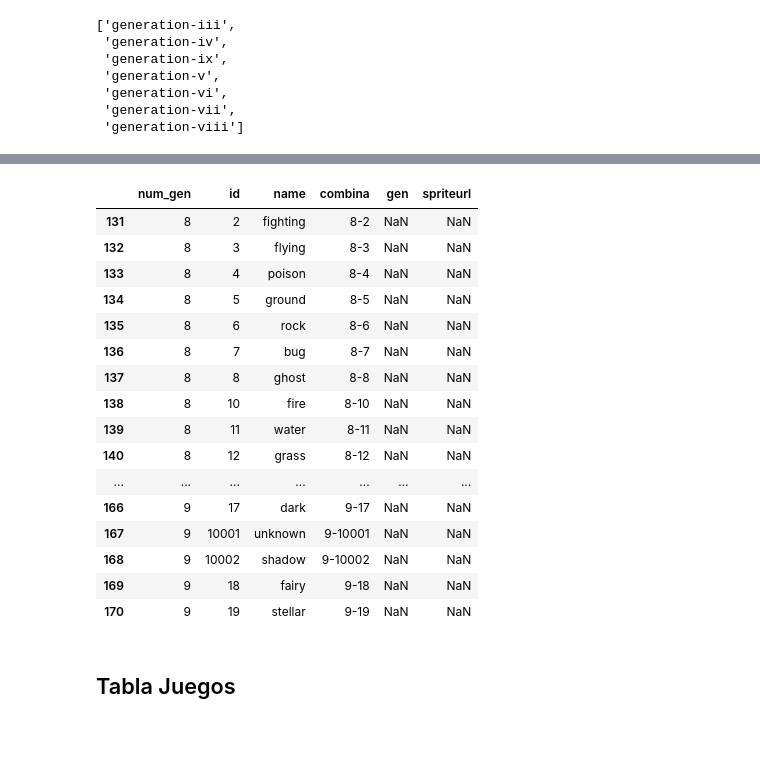
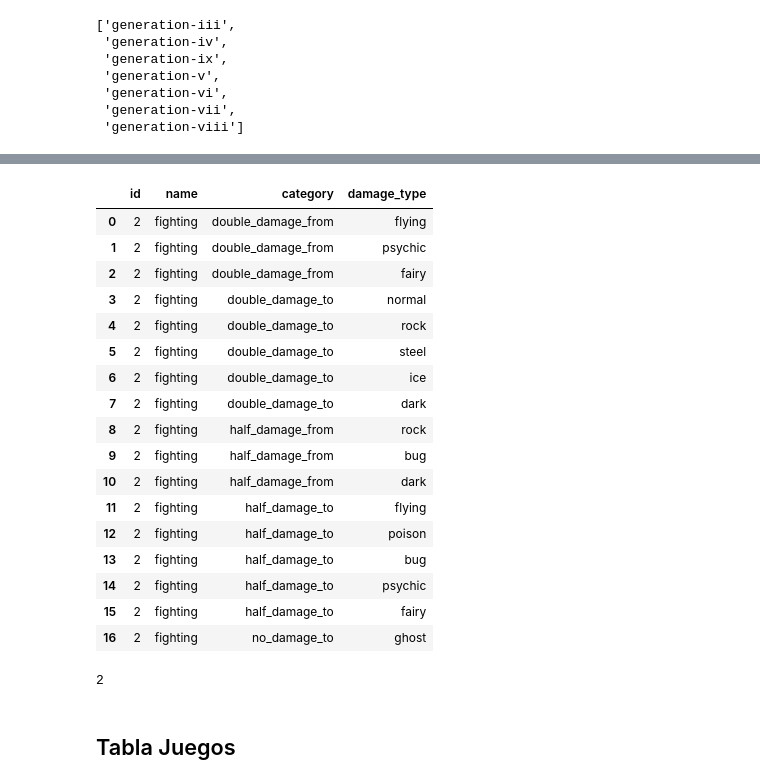
Before and after one commit to ADavid096/pokeproject, a Jupyter notebook: Script_infoDB.ipynb, the cells around one changed output, grey strips where cells are left out. Drawn from its saved outputs; the diff is of its cells as text; code cells hidden in the pictures; blank space fills up the shorter version.

```diff
--- a/Script_infoDB.ipynb
+++ b/Script_infoDB.ipynb
@@ -406,20 +407,0 @@ tabla_tipos_gen2.head(40)
-# %%
-tabla_tipos_gen2.tail(40)
-# %% [output]
-|  | num_gen | id | name | combina | gen | spriteurl |
-| 131 | 8 | 2 | fighting | 8-2 | NaN | NaN |
-| 132 | 8 | 3 | flying | 8-3 | NaN | NaN |
-| 133 | 8 | 4 | poison | 8-4 | NaN | NaN |
-| 134 | 8 | 5 | ground | 8-5 | NaN | NaN |
-| 135 | 8 | 6 | rock | 8-6 | NaN | NaN |
-| 136 | 8 | 7 | bug | 8-7 | NaN | NaN |
-| 137 | 8 | 8 | ghost | 8-8 | NaN | NaN |
-| 138 | 8 | 10 | fire | 8-10 | NaN | NaN |
-| 139 | 8 | 11 | water | 8-11 | NaN | NaN |
-| 140 | 8 | 12 | grass | 8-12 | NaN | NaN |
-| ... | ... | ... | ... | ... | ... | ... |
-| 166 | 9 | 17 | dark | 9-17 | NaN | NaN |
-| 167 | 9 | 10001 | unknown | 9-10001 | NaN | NaN |
-| 168 | 9 | 10002 | shadow | 9-10002 | NaN | NaN |
-| 169 | 9 | 18 | fairy | 9-18 | NaN | NaN |
-| 170 | 9 | 19 | stellar | 9-19 | NaN | NaN |
@@ -428,3 +414,47 @@ tabla_tipos_gen2.tail(40)
+# %%
+#Pendiente Efectividades
+lista_efectividad=[]
+dic_efectividad={}
+url = "https://pokeapi.co/api/v2/type/2/"
+response = requests.get(url)
+data = response.json()
+claves = list(data["damage_relations"].keys())#"past_damage_relations"
+efectividades = data["damage_relations"].values()
+contador = 0
+for i in efectividades:
+  for j in i:
+    dic_efectividad["id"] = data["id"]
+    dic_efectividad["name"] = data["name"]
+    dic_efectividad["category"] = claves[contador]
+    dic_efectividad["damage_type"] = j["name"]
+    lista_efectividad.append(dic_efectividad)
+    dic_efectividad={}
+  contador = contador + 1
+df_tabla_efectividad = pd.DataFrame(lista_efectividad)
+df_tabla_efectividad
+# %% [output]
+|  | id | name | category | damage_type |
+| 0 | 2 | fighting | double_damage_from | flying |
+| 1 | 2 | fighting | double_damage_from | psychic |
+| 2 | 2 | fighting | double_damage_from | fairy |
+| 3 | 2 | fighting | double_damage_to | normal |
+| 4 | 2 | fighting | double_damage_to | rock |
+| 5 | 2 | fighting | double_damage_to | steel |
+| 6 | 2 | fighting | double_damage_to | ice |
+| 7 | 2 | fighting | double_damage_to | dark |
+| 8 | 2 | fighting | half_damage_from | rock |
+| 9 | 2 | fighting | half_damage_from | bug |
+| 10 | 2 | fighting | half_damage_from | dark |
+| 11 | 2 | fighting | half_damage_to | flying |
+| 12 | 2 | fighting | half_damage_to | poison |
+| 13 | 2 | fighting | half_damage_to | bug |
+| 14 | 2 | fighting | half_damage_to | psychic |
+| 15 | 2 | fighting | half_damage_to | fairy |
+| 16 | 2 | fighting | no_damage_to | ghost |
+# %%
+data["id"]
+# %% [output]
+2
 # %% [markdown]
 ## Tabla Juegos
 # %% [markdown]
```
Also changed, not shown: parts of 5 cells of this notebook.
